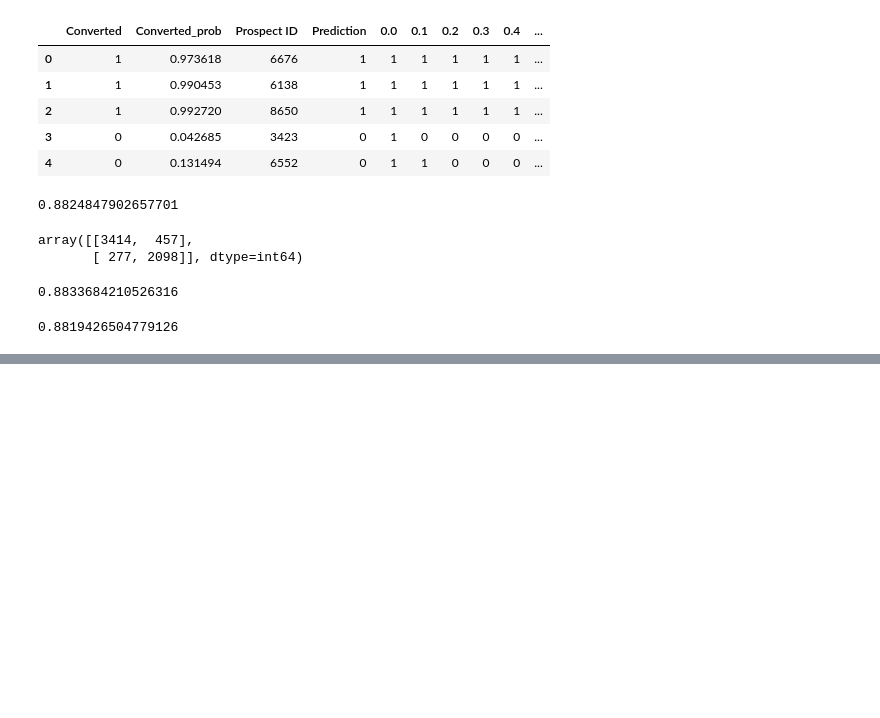
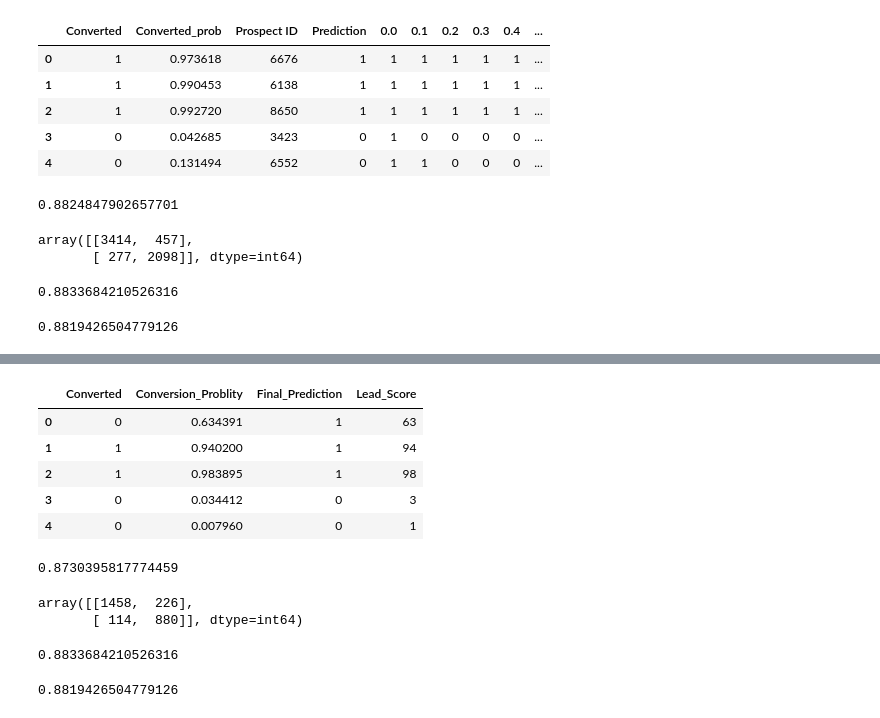
Before and after one commit to SatyugRaj/Lead_Scoring_Case_Study, a Jupyter notebook: LEAD_SCORING_CASE_STUDY.ipynb, the cells around one changed output, grey strips where cells are left out. Cells and saved outputs as stored; diff of their text form; code cells hidden in the pictures; blank space fills up the shorter version.

```diff
--- a/LEAD_SCORING_CASE_STUDY.ipynb
+++ b/LEAD_SCORING_CASE_STUDY.ipynb
@@ -1825,0 +1919,20 @@ TN/(TN+FP)
+# %%
+y_pred_final.head()
+# %% [output]
+|  | Converted | Conversion_Problity | Final_Prediction | Lead_Score |
+| 0 | 0 | 0.634391 | 1 | 63 |
+| 1 | 1 | 0.940200 | 1 | 94 |
+| 2 | 1 | 0.983895 | 1 | 98 |
+| 3 | 0 | 0.034412 | 0 | 3 |
+| 4 | 0 | 0.007960 | 0 | 1 |
+# %%
+# Let's check the overall accuracy.
+metrics.accuracy_score(y_pred_final.Converted, y_pred_final.Final_Prediction)
+# %% [output]
+0.8730395817774459
+# %%
+confusion3 = metrics.confusion_matrix(y_pred_final.Converted, y_pred_final.Final_Prediction )
+confusion3
+# %% [output]
+array([[1458,  226],
+       [ 114,  880]], dtype=int64)
@@ -1825,0 +1944,10 @@ TN/(TN+FP)
+# %%
+# Let's see the sensitivity of our logistic regression model
+TP / float(TP+FN)
+# %% [output]
+0.8833684210526316
+# %%
+# Let us calculate specificity
+TN / float(TN+FP)
+# %% [output]
+0.8819426504779126
```
Also changed, not shown: parts of 18 cells of this notebook.
